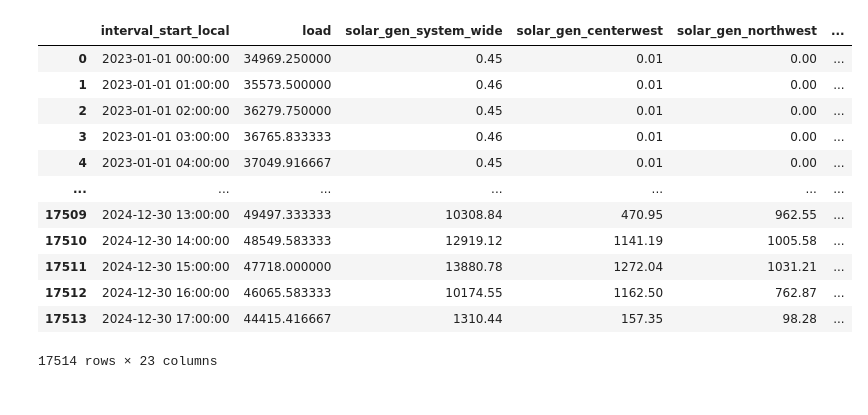
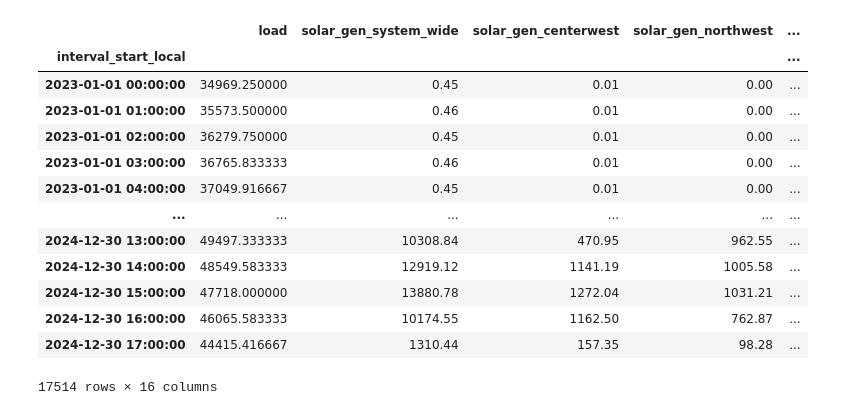
Before and after one commit to ericchristenson1/ERCOT_Peaker_Project, a Jupyter notebook: notebooks/feature_engineering.ipynb, the cells around one changed output. Cells and saved outputs as stored; diff of their text form; code cells hidden in the pictures.

```diff
--- a/notebooks/feature_engineering.ipynb
+++ b/notebooks/feature_engineering.ipynb
@@ -20,47 +21,64 @@ df_train.columns = cols
 if 'solar_gen_system_wide_x' in df_train.columns:    # Remove trailing '_x' if present
     df_train.rename(columns={'solar_gen_system_wide_x': 'solar_gen_system_wide'}, inplace=True)
 
 # Add 'wind_' prefix to columns by position 9 through 12 (inclusive)
 start_idx, end_idx = 8, 11
 cols = list(df_train.columns)
 for i in range(start_idx, end_idx + 1):
     if i < len(cols):
         col = cols[i]
         if not col.startswith('wind_'):
             cols[i] = 'wind_' + col
 df_train.columns = cols
 
 if 'wind_gen_system_wide_y' in df_train.columns:   # Remove trailing '_y' if present
     df_train.rename(columns={'wind_gen_system_wide_y': 'wind_gen_system_wide'}, inplace=True)
 
+# Remove weather columns
+weather_cols = ['TEMP_qc' ,'DEW_qc', 'SLP_qc', 'WIND_DIR_deg', 'WIND_DIR_qc', 'WIND_SPD_qc']
+df_train.drop(columns=weather_cols, inplace=True)
+
 # Choose hub to predict
 hubs = ['HB_BUSAVG', 'HB_HOUSTON', 'HB_HUBAVG', 'HB_NORTH', 'HB_PAN', 'HB_SOUTH', 'HB_WEST']
 hub_to_predict = 'HB_NORTH'
 
-# Keep only the chosen hub column in df_train (and df_test if available).
+# Keep only the chosen hub column in df_train
 #  - Drops other hub columns listed in `hubs`.
 existing_hubs_train = [h for h in hubs if h in df_train.columns]
 # Drop other hubs from df_train
 drop_hubs_train = [h for h in existing_hubs_train if h != hub_to_predict]
 if drop_hubs_train:
     df_train.drop(columns=drop_hubs_train, inplace=True)
 
+# Move target column to the end
+target_col = hub_to_predict
+if target_col in df_train.columns:
+    cols = [col for col in df_train.columns if col != target_col] + [target_col]
+    df_train = df_train[cols]
+
+# Fill NaNs with last valid observation forward
+df_train.fillna(method='ffill', inplace=True)
+
+# Set index to 'interval_start_local'
+df_train.set_index('interval_start_local', inplace=True)
+df_train.index = pd.to_datetime(df_train.index)
+
 # Show result
-df_train.iloc[:5, 8:]
 df_train
 # %% [output]
-|  | interval_start_local | load | solar_gen_system_wide | solar_gen_centerwest | solar_gen_northwest | ... |
-| 0 | 2023-01-01 00:00:00 | 34969.250000 | 0.45 | 0.01 | 0.00 | ... |
-| 1 | 2023-01-01 01:00:00 | 35573.500000 | 0.46 | 0.01 | 0.00 | ... |
-| 2 | 2023-01-01 02:00:00 | 36279.750000 | 0.45 | 0.01 | 0.00 | ... |
-| 3 | 2023-01-01 03:00:00 | 36765.833333 | 0.46 | 0.01 | 0.00 | ... |
-| 4 | 2023-01-01 04:00:00 | 37049.916667 | 0.45 | 0.01 | 0.00 | ... |
-| ... | ... | ... | ... | ... | ... | ... |
-| 17509 | 2024-12-30 13:00:00 | 49497.333333 | 10308.84 | 470.95 | 962.55 | ... |
-| 17510 | 2024-12-30 14:00:00 | 48549.583333 | 12919.12 | 1141.19 | 1005.58 | ... |
-| 17511 | 2024-12-30 15:00:00 | 47718.000000 | 13880.78 | 1272.04 | 1031.21 | ... |
-| 17512 | 2024-12-30 16:00:00 | 46065.583333 | 10174.55 | 1162.50 | 762.87 | ... |
-| 17513 | 2024-12-30 17:00:00 | 44415.416667 | 1310.44 | 157.35 | 98.28 | ... |
+|  | load | solar_gen_system_wide | solar_gen_centerwest | solar_gen_northwest | ... |
+| interval_start_local |  |  |  |  | ... |
+| 2023-01-01 00:00:00 | 34969.250000 | 0.45 | 0.01 | 0.00 | ... |
+| 2023-01-01 01:00:00 | 35573.500000 | 0.46 | 0.01 | 0.00 | ... |
+| 2023-01-01 02:00:00 | 36279.750000 | 0.45 | 0.01 | 0.00 | ... |
+| 2023-01-01 03:00:00 | 36765.833333 | 0.46 | 0.01 | 0.00 | ... |
+| 2023-01-01 04:00:00 | 37049.916667 | 0.45 | 0.01 | 0.00 | ... |
+| ... | ... | ... | ... | ... | ... |
+| 2024-12-30 13:00:00 | 49497.333333 | 10308.84 | 470.95 | 962.55 | ... |
+| 2024-12-30 14:00:00 | 48549.583333 | 12919.12 | 1141.19 | 1005.58 | ... |
+| 2024-12-30 15:00:00 | 47718.000000 | 13880.78 | 1272.04 | 1031.21 | ... |
+| 2024-12-30 16:00:00 | 46065.583333 | 10174.55 | 1162.50 | 762.87 | ... |
+| 2024-12-30 17:00:00 | 44415.416667 | 1310.44 | 157.35 | 98.28 | ... |
-17514 rows × 23 columns
+17514 rows × 16 columns
 # %%
 df_test = pd.read_csv("../clean_data/test_data_baseline.csv")
```
Also changed, not shown: parts of 7 cells of this notebook, 3 other files.
